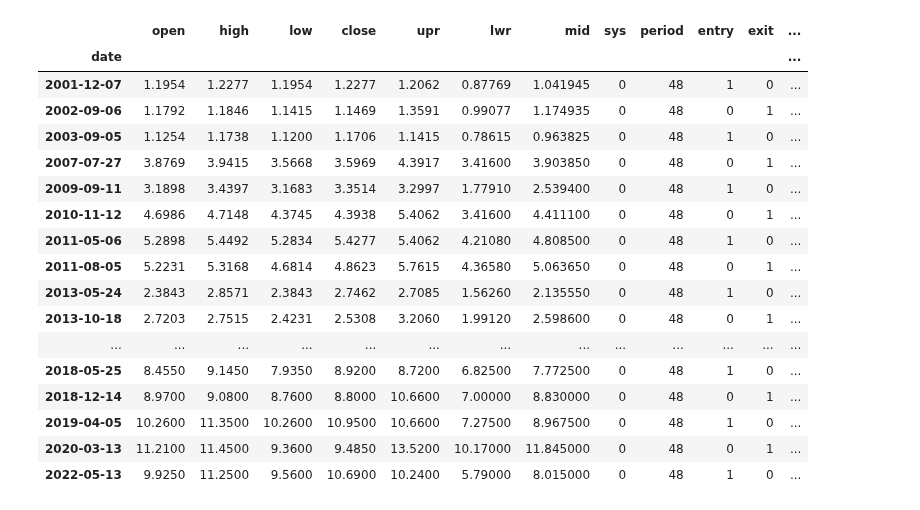
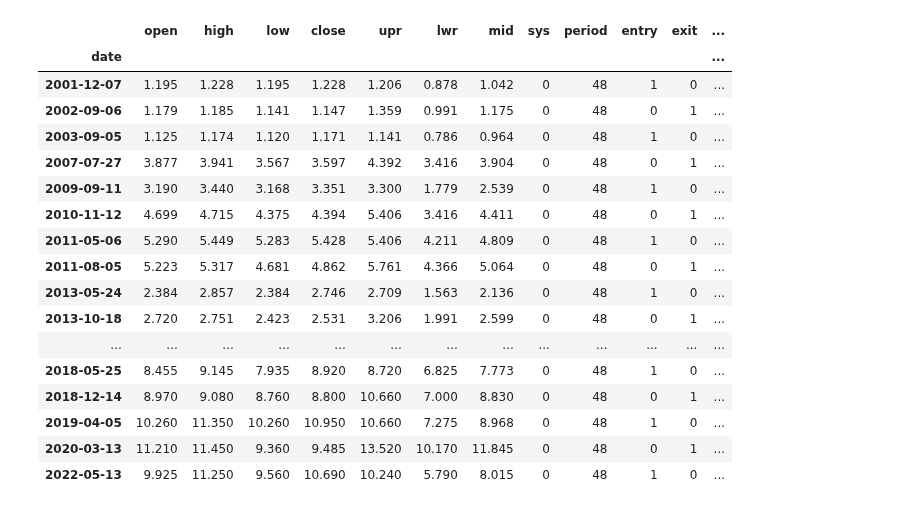
Before and after one commit to SwedishChef01/vigilant-journey, a Jupyter notebook: Donchian8.ipynb, the cells around one changed output. Saved outputs shown, nothing was run; the diff lists cells and outputs as text; code cells hidden in the pictures.

```diff
--- a/Donchian8.ipynb
+++ b/Donchian8.ipynb
@@ -77,45 +86,60 @@ for sys, period in enumerate(periods):
     signals.append(dc)
 # %%
-# Trade list.
+# Trade lists.
 trades = []
 for signal in signals:
-    td = pd.concat([signals[0][signals[0].buy == 1], signal[signal.sell == 1]])
-    td = td.sort_index()
-    trades.append(td)
+    ts = pd.concat([signals[0][signals[0].buy == 1], signal[signal.sell == 1]])
+    ts = ts.sort_index()
+    trades.append(ts)
 # %%
 # Position size.
 for trade in trades:
-
     # Buy side.
     trade['volatility'] = np.where(trade.buy == 1, abs((trade.mid - trade.close) / trade.close), 0)
     trade['risk_amt'] = np.where(trade.buy == 1, ((position_size * risk_pct) / trade.volatility), 0)
     trade['shares'] = np.where(trade.buy == 1, (trade.risk_amt / trade.close).astype('int'), 0)
-    trade['shares'] = remainder_zero(trade.shares, len(periods)) # Adjust shares to be divisible by number of systems.
-    trade['risk_amt'] = trade.close * trade.shares # Adjust risk amount for revised share count.
+    trade['shares_adj'] = remainder_zero(trade.shares, len(periods)) # Adjust shares to be divisible by number of systems.
+    trade['risk_adj'] = trade.close * trade.shares_adj # Adjust risk amount for revised share count.
 
     # Sell side.
     for index, row in trade.iterrows():
         if row['buy'] == 1:
-            shares = row['shares']
+            shares_adj = row['shares_adj']
         elif row['sell'] == 1:
-            trade.at[index, 'shares'] = int(shares / 4)
-trades[0]
+            trade.at[index, 'shares_adj'] = int(shares_adj / 4)
-# %% [output]
-|  | open | high | low | close | upr | lwr | mid | sys | period | entry | exit | ... |
-| date |  |  |  |  |  |  |  |  |  |  |  | ... |
-| 2001-12-07 | 1.1954 | 1.2277 | 1.1954 | 1.2277 | 1.2062 | 0.87769 | 1.041945 | 0 | 48 | 1 | 0 | ... |
-| 2002-09-06 | 1.1792 | 1.1846 | 1.1415 | 1.1469 | 1.3591 | 0.99077 | 1.174935 | 0 | 48 | 0 | 1 | ... |
-| 2003-09-05 | 1.1254 | 1.1738 | 1.1200 | 1.1706 | 1.1415 | 0.78615 | 0.963825 | 0 | 48 | 1 | 0 | ... |
-| 2007-07-27 | 3.8769 | 3.9415 | 3.5668 | 3.5969 | 4.3917 | 3.41600 | 3.903850 | 0 | 48 | 0 | 1 | ... |
-| 2009-09-11 | 3.1898 | 3.4397 | 3.1683 | 3.3514 | 3.2997 | 1.77910 | 2.539400 | 0 | 48 | 1 | 0 | ... |
-| 2010-11-12 | 4.6986 | 4.7148 | 4.3745 | 4.3938 | 5.4062 | 3.41600 | 4.411100 | 0 | 48 | 0 | 1 | ... |
-| 2011-05-06 | 5.2898 | 5.4492 | 5.2834 | 5.4277 | 5.4062 | 4.21080 | 4.808500 | 0 | 48 | 1 | 0 | ... |
-| 2011-08-05 | 5.2231 | 5.3168 | 4.6814 | 4.8623 | 5.7615 | 4.36580 | 5.063650 | 0 | 48 | 0 | 1 | ... |
-| 2013-05-24 | 2.3843 | 2.8571 | 2.3843 | 2.7462 | 2.7085 | 1.56260 | 2.135550 | 0 | 48 | 1 | 0 | ... |
-| 2013-10-18 | 2.7203 | 2.7515 | 2.4231 | 2.5308 | 3.2060 | 1.99120 | 2.598600 | 0 | 48 | 0 | 1 | ... |
-| ... | ... | ... | ... | ... | ... | ... | ... | ... | ... | ... | ... | ... |
-| 2018-05-25 | 8.4550 | 9.1450 | 7.9350 | 8.9200 | 8.7200 | 6.82500 | 7.772500 | 0 | 48 | 1 | 0 | ... |
-| 2018-12-14 | 8.9700 | 9.0800 | 8.7600 | 8.8000 | 10.6600 | 7.00000 | 8.830000 | 0 | 48 | 0 | 1 | ... |
-| 2019-04-05 | 10.2600 | 11.3500 | 10.2600 | 10.9500 | 10.6600 | 7.27500 | 8.967500 | 0 | 48 | 1 | 0 | ... |
-| 2020-03-13 | 11.2100 | 11.4500 | 9.3600 | 9.4850 | 13.5200 | 10.17000 | 11.845000 | 0 | 48 | 0 | 1 | ... |
-| 2022-05-13 | 9.9250 | 11.2500 | 9.5600 | 10.6900 | 10.2400 | 5.79000 | 8.015000 | 0 | 48 | 1 | 0 | ... |
+# %%
+(
+    trades[0].style
+        .format_index(lambda s: s.strftime("%Y-%m-%d"))
+        .format({
+            'open': '{:.3f}',
+            'high': '{:.3f}',
+            'low': '{:.3f}',
+            'close': '{:.3f}',
+            'upr': '{:.3f}',
+            'lwr': '{:.3f}',
+            'mid': '{:.3f}',
+            'volatility': '{:.1%}',
+            'risk_amt': '{:,.2f}',
+            'risk_adj': '{:,.2f}',
+        })
+)
+# %% [output]
+|  | open | high | low | close | upr | lwr | mid | sys | period | entry | exit | ... |
+| date |  |  |  |  |  |  |  |  |  |  |  | ... |
+| 2001-12-07 | 1.195 | 1.228 | 1.195 | 1.228 | 1.206 | 0.878 | 1.042 | 0 | 48 | 1 | 0 | ... |
+| 2002-09-06 | 1.179 | 1.185 | 1.141 | 1.147 | 1.359 | 0.991 | 1.175 | 0 | 48 | 0 | 1 | ... |
+| 2003-09-05 | 1.125 | 1.174 | 1.120 | 1.171 | 1.141 | 0.786 | 0.964 | 0 | 48 | 1 | 0 | ... |
+| 2007-07-27 | 3.877 | 3.941 | 3.567 | 3.597 | 4.392 | 3.416 | 3.904 | 0 | 48 | 0 | 1 | ... |
+| 2009-09-11 | 3.190 | 3.440 | 3.168 | 3.351 | 3.300 | 1.779 | 2.539 | 0 | 48 | 1 | 0 | ... |
+| 2010-11-12 | 4.699 | 4.715 | 4.375 | 4.394 | 5.406 | 3.416 | 4.411 | 0 | 48 | 0 | 1 | ... |
+| 2011-05-06 | 5.290 | 5.449 | 5.283 | 5.428 | 5.406 | 4.211 | 4.809 | 0 | 48 | 1 | 0 | ... |
+| 2011-08-05 | 5.223 | 5.317 | 4.681 | 4.862 | 5.761 | 4.366 | 5.064 | 0 | 48 | 0 | 1 | ... |
+| 2013-05-24 | 2.384 | 2.857 | 2.384 | 2.746 | 2.709 | 1.563 | 2.136 | 0 | 48 | 1 | 0 | ... |
+| 2013-10-18 | 2.720 | 2.751 | 2.423 | 2.531 | 3.206 | 1.991 | 2.599 | 0 | 48 | 0 | 1 | ... |
+| ... | ... | ... | ... | ... | ... | ... | ... | ... | ... | ... | ... | ... |
+| 2018-05-25 | 8.455 | 9.145 | 7.935 | 8.920 | 8.720 | 6.825 | 7.773 | 0 | 48 | 1 | 0 | ... |
+| 2018-12-14 | 8.970 | 9.080 | 8.760 | 8.800 | 10.660 | 7.000 | 8.830 | 0 | 48 | 0 | 1 | ... |
+| 2019-04-05 | 10.260 | 11.350 | 10.260 | 10.950 | 10.660 | 7.275 | 8.968 | 0 | 48 | 1 | 0 | ... |
+| 2020-03-13 | 11.210 | 11.450 | 9.360 | 9.485 | 13.520 | 10.170 | 11.845 | 0 | 48 | 0 | 1 | ... |
+| 2022-05-13 | 9.925 | 11.250 | 9.560 | 10.690 | 10.240 | 5.790 | 8.015 | 0 | 48 | 1 | 0 | ... |
```
Also changed, not shown: parts of 3 cells of this notebook, 3 other files.
